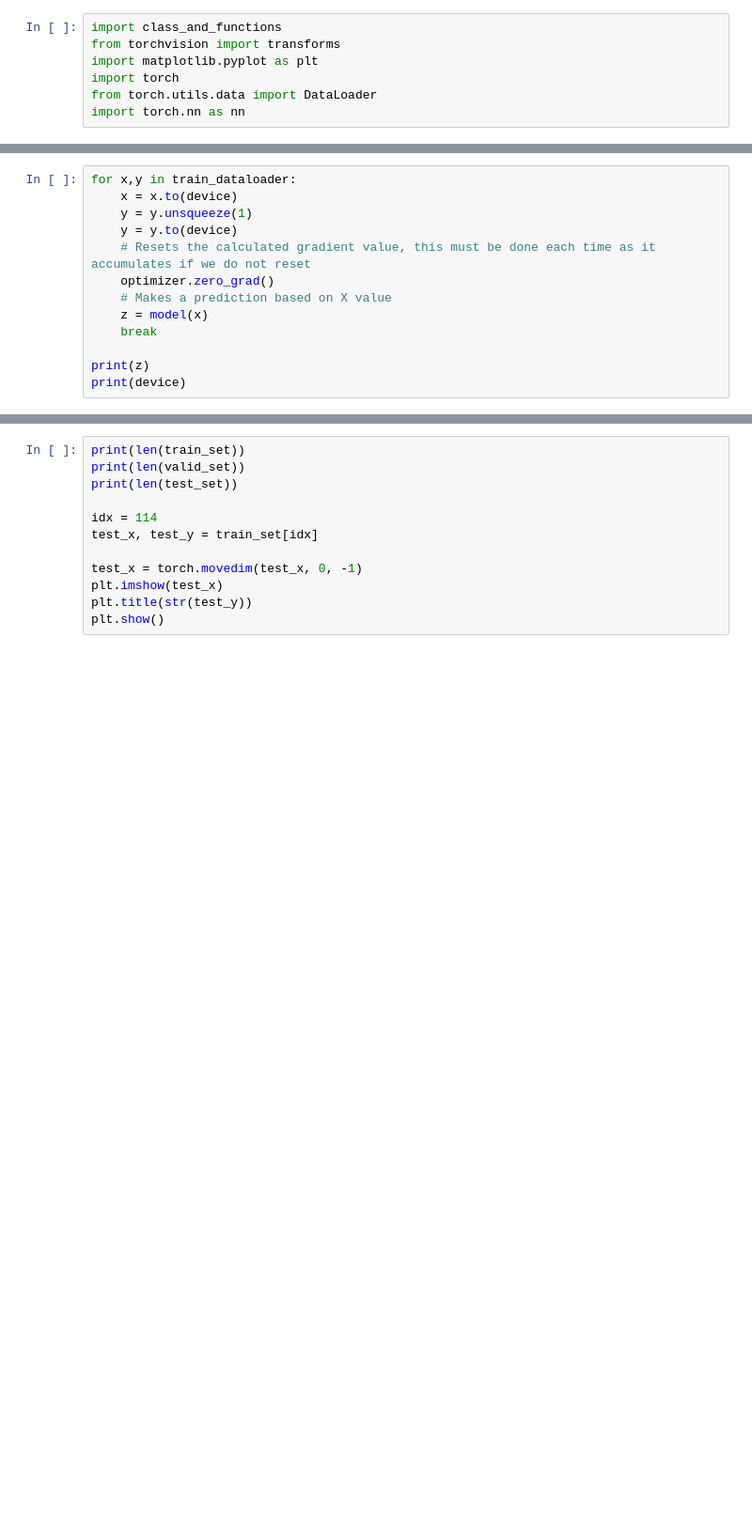
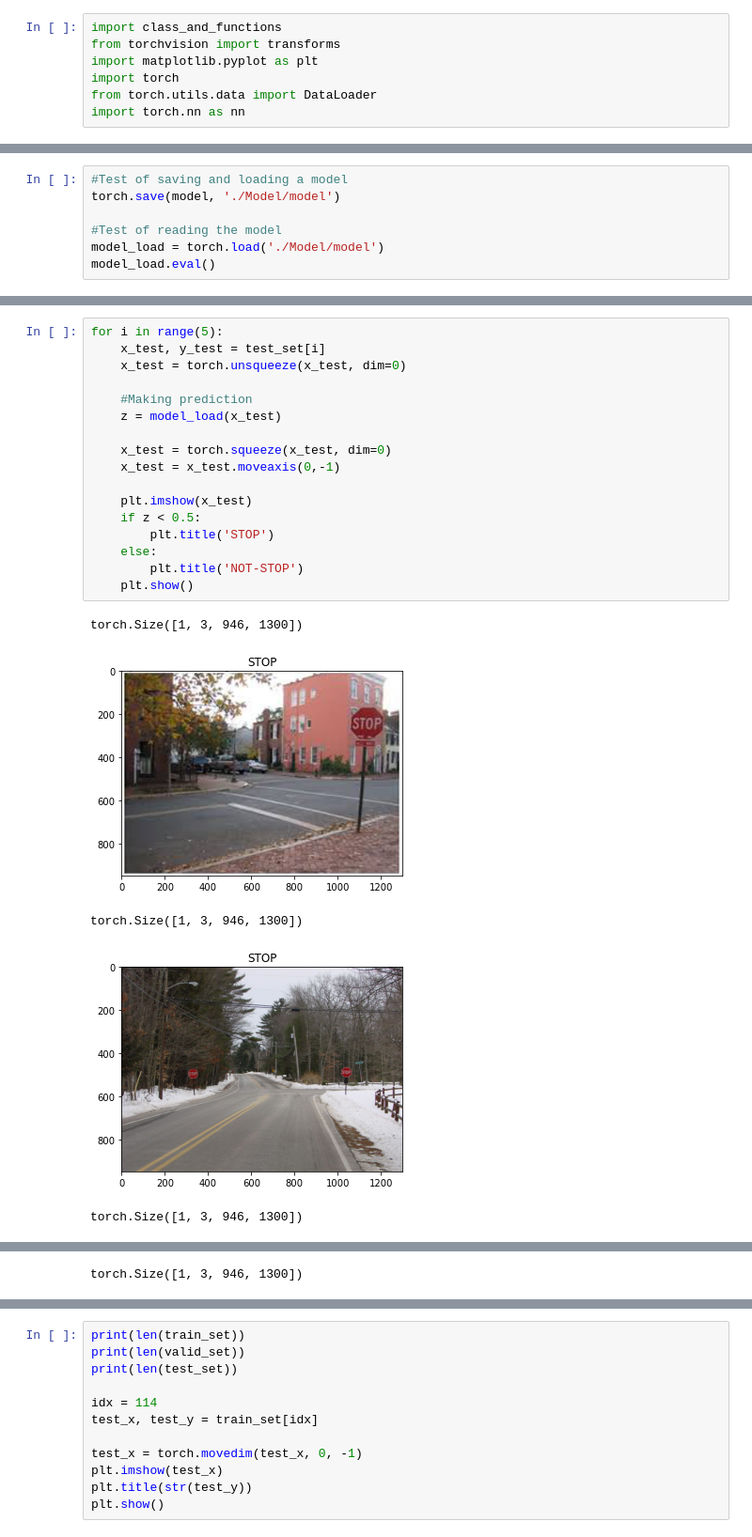
Before and after one commit to tevfikyuce/ibm_comp_vision_project, a Jupyter notebook: test_general.ipynb, the cells around one changed output, grey strips where cells are left out. Shown at 94% size. Cells and saved outputs as stored; diff of their text form; blank space fills up the shorter version.

```diff
--- a/test_general.ipynb
+++ b/test_general.ipynb
@@ -65,13 +68,7 @@ Epoch 50Finished!
-# %%
-for x,y in train_dataloader:
-    x = x.to(device)
-    y = y.unsqueeze(1)
-    y = y.to(device)
-    # Resets the calculated gradient value, this must be done each time as it accumulates if we do not reset
-    optimizer.zero_grad()
-    # Makes a prediction based on X value
-    z = model(x)
-    break
-
-print(z)
-print(device)
+# %%
+#Test of saving and loading a model
+torch.save(model, './Model/model')
+
+#Test of reading the model
+model_load = torch.load('./Model/model')
+model_load.eval()
@@ -77,0 +84,23 @@ print(device)
+# %%
+for i in range(5):
+    x_test, y_test = test_set[i]
+    x_test = torch.unsqueeze(x_test, dim=0)
+
+    #Making prediction
+    z = model_load(x_test)
+
+    x_test = torch.squeeze(x_test, dim=0)
+    x_test = x_test.moveaxis(0,-1)
+
+    plt.imshow(x_test)
+    if z < 0.5:
+        plt.title('STOP')
+    else:
+        plt.title('NOT-STOP')
+    plt.show()
+# %% [output]
+torch.Size([1, 3, 946, 1300])
+[figure, added]
+torch.Size([1, 3, 946, 1300])
+[figure, added]
+torch.Size([1, 3, 946, 1300])
@@ -77,0 +108 @@ print(device)
+torch.Size([1, 3, 946, 1300])
```
Also changed, not shown: parts of 4 cells of this notebook, 4 other files.
